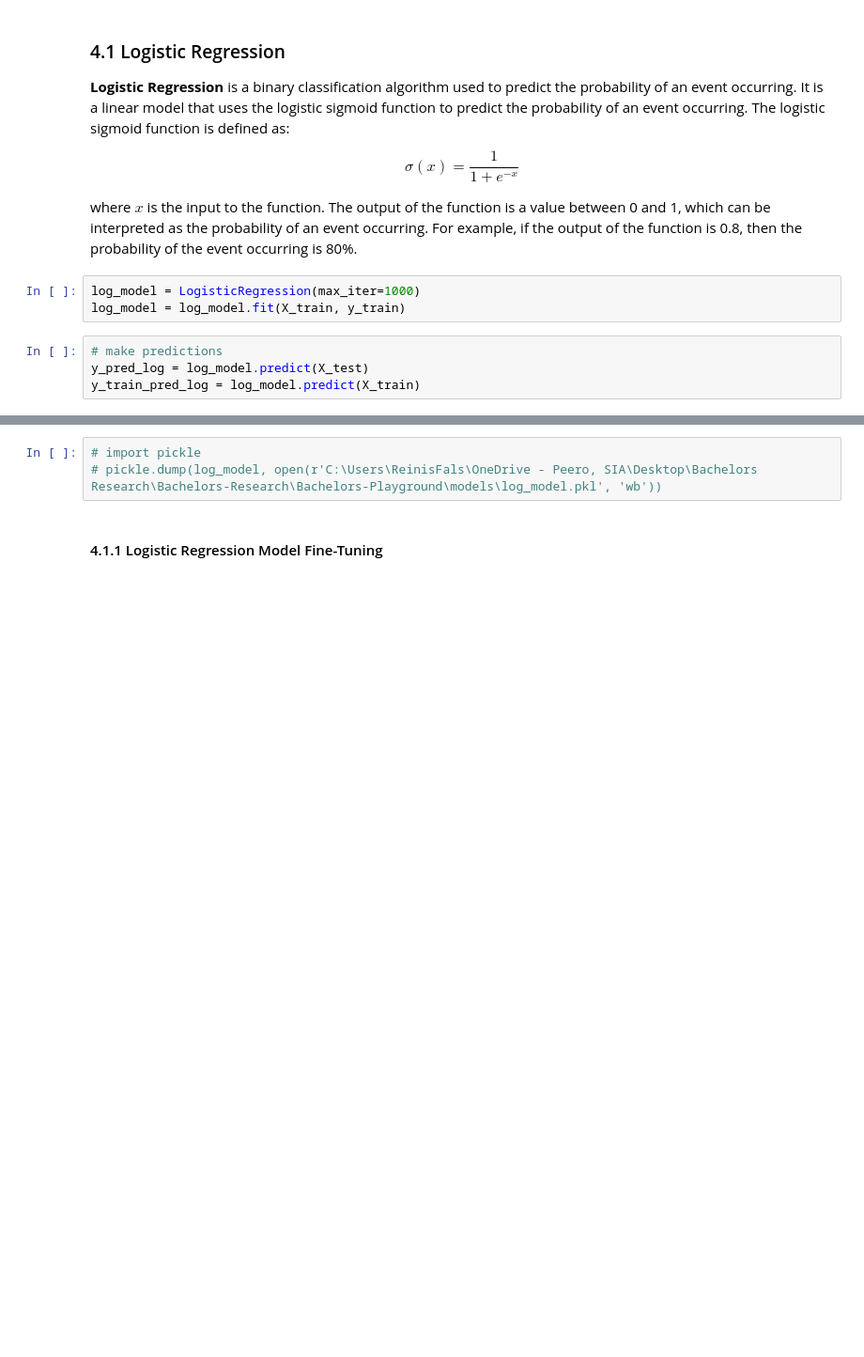
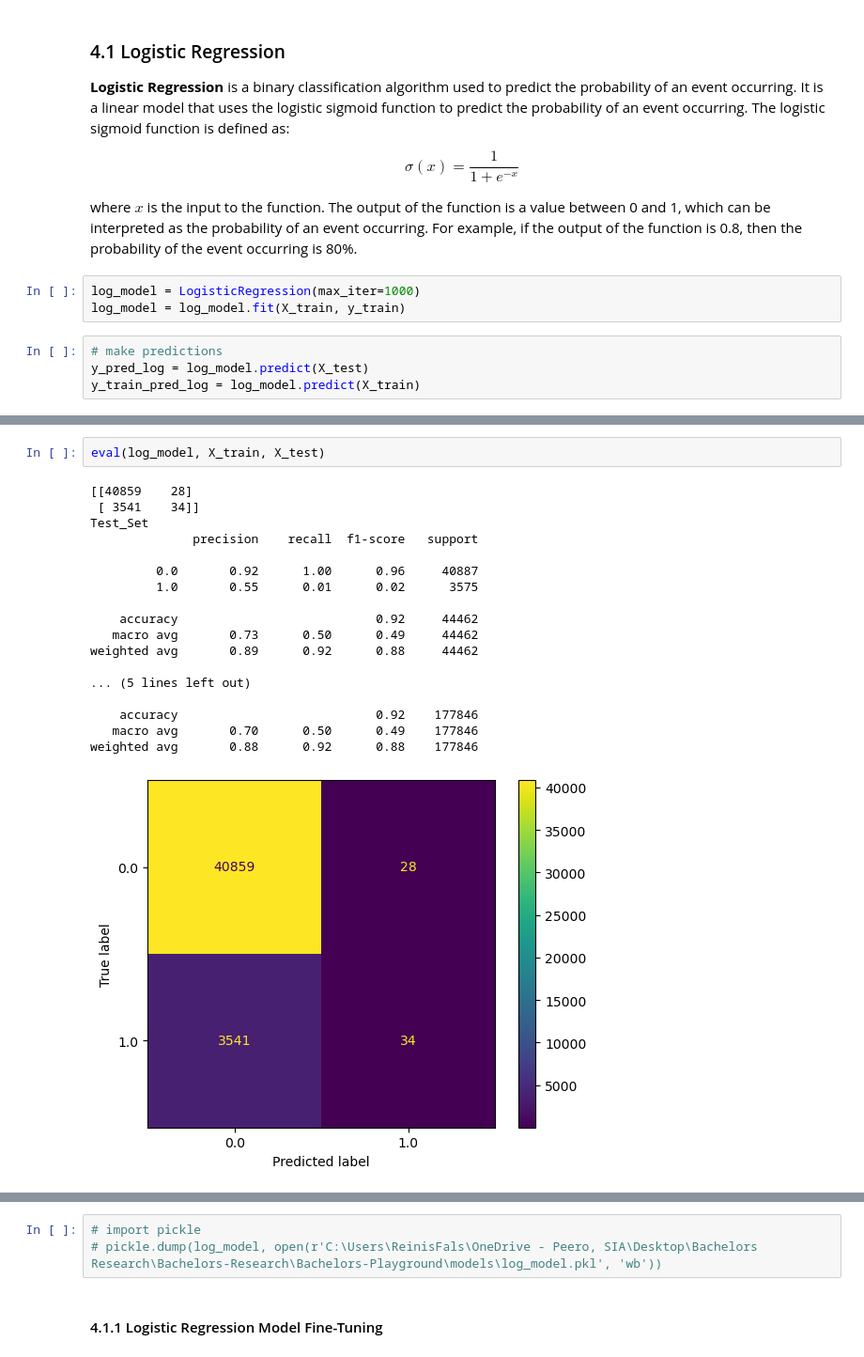
Before and after one commit to rfals/Bachelors-Playground, a Jupyter notebook: notebooks/mlModels.ipynb, the cells around one changed output, grey strips where cells are left out. Shown at 94% size. Saved outputs shown, nothing was run; the diff lists cells and outputs as text; blank space fills up the shorter version.

```diff
--- a/notebooks/mlModels.ipynb
+++ b/notebooks/mlModels.ipynb
@@ -215,0 +223,21 @@ Accuracy: 91.9684%
+# %%
+eval(log_model, X_train, X_test)
+# %% [output]
+[[40859    28]
+ [ 3541    34]]
+Test_Set
+              precision    recall  f1-score   support
+
+         0.0       0.92      1.00      0.96     40887
+         1.0       0.55      0.01      0.02      3575
+
+    accuracy                           0.92     44462
+   macro avg       0.73      0.50      0.49     44462
+weighted avg       0.89      0.92      0.88     44462
+
+... (5 lines left out)
+
+    accuracy                           0.92    177846
+   macro avg       0.70      0.50      0.49    177846
+weighted avg       0.88      0.92      0.88    177846
+[figure, added]
```
Also changed, not shown: parts of 14 cells of this notebook, 1 other file.
